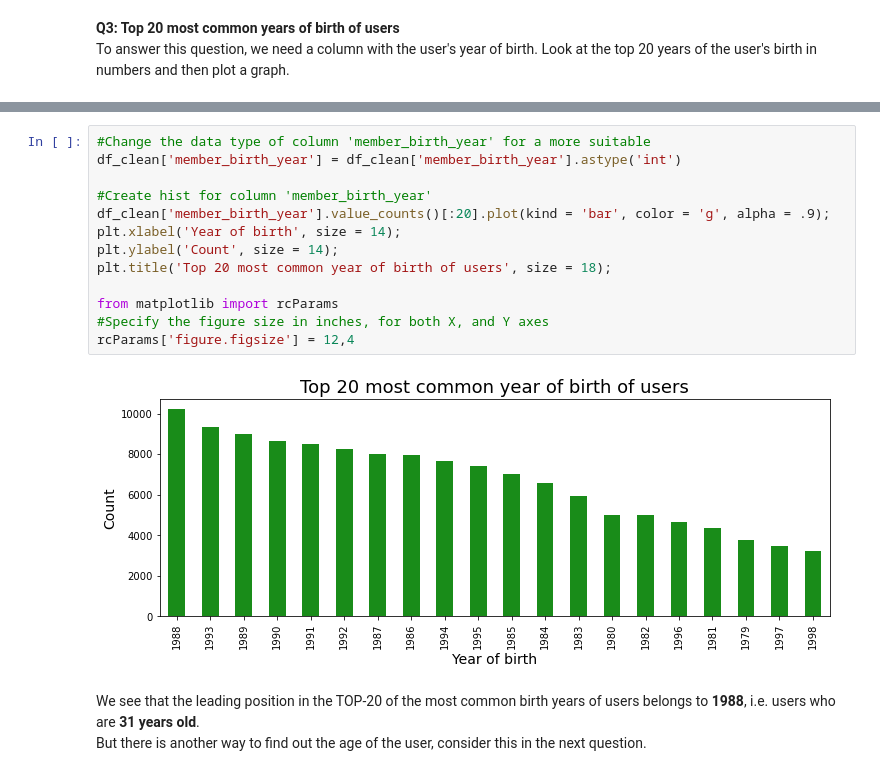
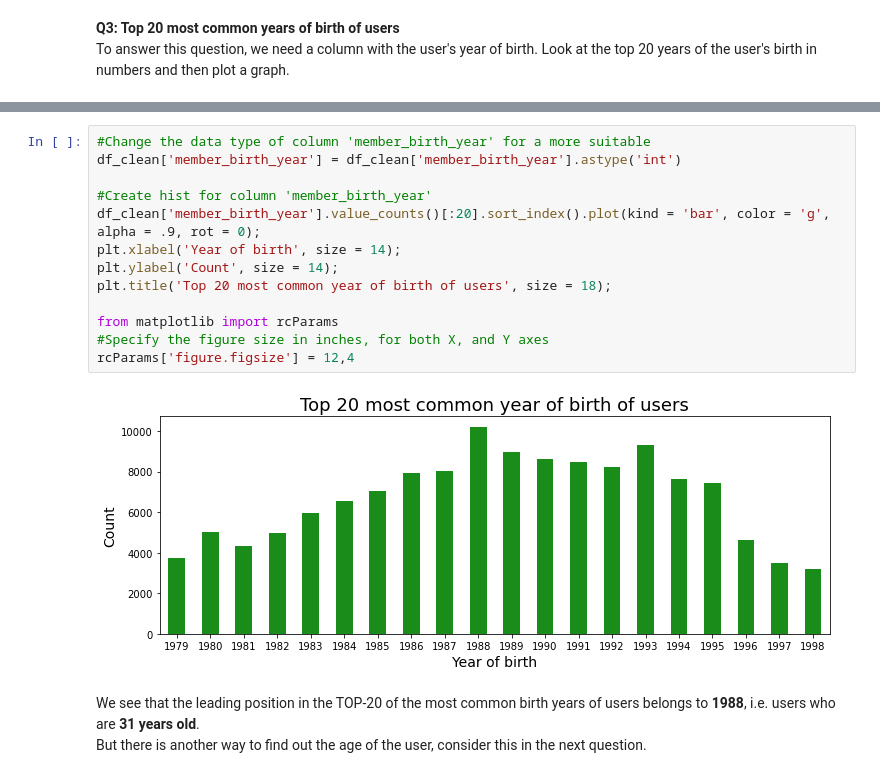
Before and after one commit to litkat/Udacity-Data-Analyst-Nanodegree, a Jupyter notebook: P5_Communicate_Data_Findings/exploration_dataset_Ford_GoBike.ipynb, the cells around one changed output, grey strips where cells are left out. Drawn from its saved outputs; the diff is of its cells as text.

```diff
--- a/P5_Communicate_Data_Findings/exploration_dataset_Ford_GoBike.ipynb
+++ b/P5_Communicate_Data_Findings/exploration_dataset_Ford_GoBike.ipynb
@@ -488,18 +488,18 @@ Name: member_birth_year, dtype: int64
 # %%
 #Change the data type of column 'member_birth_year' for a more suitable
 df_clean['member_birth_year'] = df_clean['member_birth_year'].astype('int')
 
 #Create hist for column 'member_birth_year'
-df_clean['member_birth_year'].value_counts()[:20].plot(kind = 'bar', color = 'g', alpha = .9);
+df_clean['member_birth_year'].value_counts()[:20].sort_index().plot(kind = 'bar', color = 'g', alpha = .9, rot = 0);
 plt.xlabel('Year of birth', size = 14);
 plt.ylabel('Count', size = 14);
 plt.title('Top 20 most common year of birth of users', size = 18);
 
 from matplotlib import rcParams
 #Specify the figure size in inches, for both X, and Y axes
 rcParams['figure.figsize'] = 12,4
 # %% [output]
-[figure, old version]
+[figure, new version]
 # %% [markdown]
 We see that the leading position in the TOP-20 of the most common birth years of users belongs to **1988**, i.e. users who are **31 years old**.
 But there is another way to find out the age of the user, consider this in the next question.
```
Also changed, not shown: parts of 30 cells of this notebook, 4 other files.
